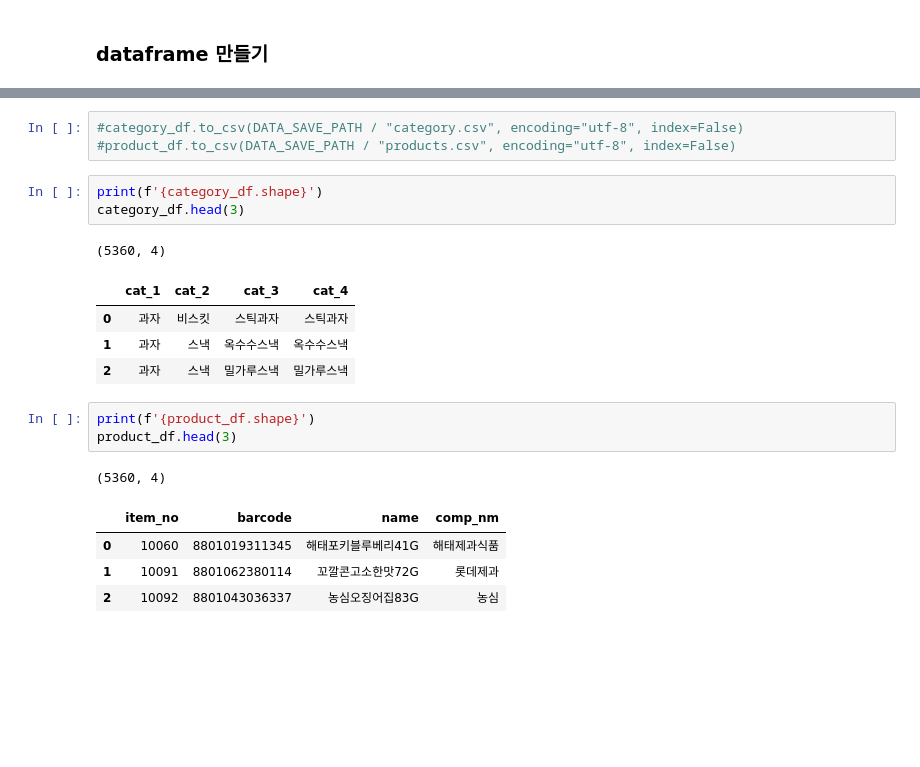
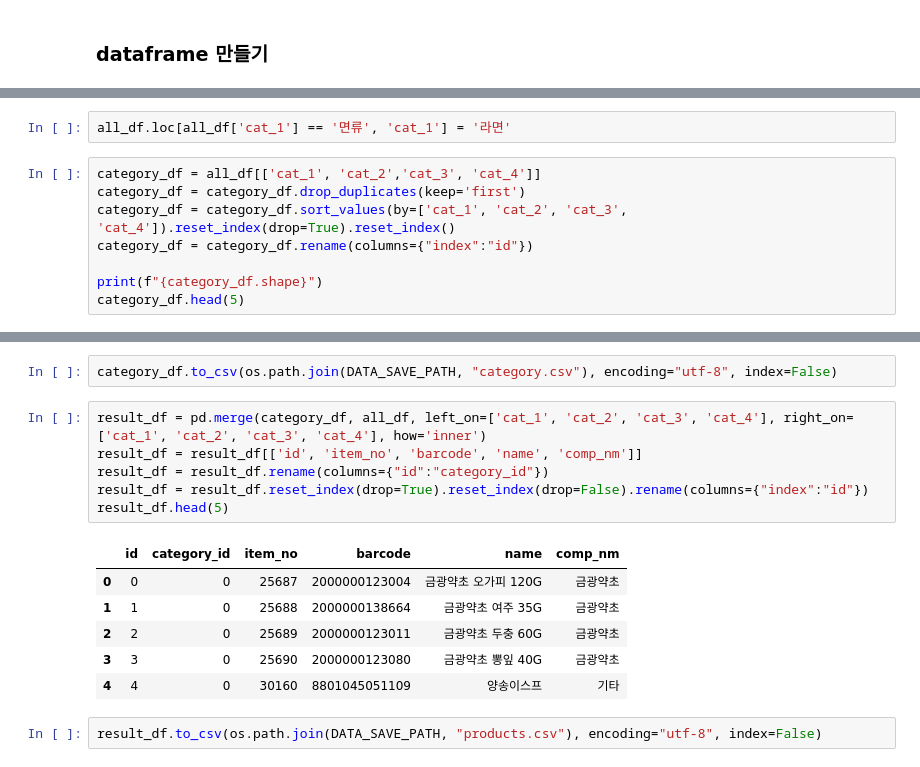
Before and after one commit to songahh/KOFOOS, a Jupyter notebook: data/product/product.ipynb, the cells around one changed output, grey strips where cells are left out. Saved outputs shown, nothing was run; the diff lists cells and outputs as text; blank space fills up the shorter version.

```diff
--- a/data/product/product.ipynb
+++ b/data/product/product.ipynb
@@ -117,0 +148,10 @@ display(category_df)
+# %%
+all_df.loc[all_df['cat_1'] == '면류', 'cat_1'] = '라면'
+# %%
+category_df = all_df[['cat_1', 'cat_2','cat_3', 'cat_4']]
+category_df = category_df.drop_duplicates(keep='first')
+category_df = category_df.sort_values(by=['cat_1', 'cat_2', 'cat_3', 'cat_4']).reset_index(drop=True).reset_index()
+category_df = category_df.rename(columns={"index":"id"})
+
+print(f"{category_df.shape}")
+category_df.head(5)
@@ -118,21 +166,17 @@ display(category_df)
 # %%
-#category_df.to_csv(DATA_SAVE_PATH / "category.csv", encoding="utf-8", index=False)
-#product_df.to_csv(DATA_SAVE_PATH / "products.csv", encoding="utf-8", index=False)
+category_df.to_csv(os.path.join(DATA_SAVE_PATH, "category.csv"), encoding="utf-8", index=False)
-# %%
-print(f'{category_df.shape}')
-category_df.head(3)
-# %% [output]
-(5360, 4)
-|  | cat_1 | cat_2 | cat_3 | cat_4 |
-| 0 | 과자 | 비스킷 | 스틱과자 | 스틱과자 |
-| 1 | 과자 | 스낵 | 옥수수스낵 | 옥수수스낵 |
-| 2 | 과자 | 스낵 | 밀가루스낵 | 밀가루스낵 |
-# %%
-print(f'{product_df.shape}')
-product_df.head(3)
-# %% [output]
-(5360, 4)
-|  | item_no | barcode | name | comp_nm |
-| 0 | 10060 | 8801019311345 | 해태포키블루베리41G | 해태제과식품 |
-| 1 | 10091 | 8801062380114 | 꼬깔콘고소한맛72G | 롯데제과 |
-| 2 | 10092 | 8801043036337 | 농심오징어집83G | 농심 |
+# %%
+result_df = pd.merge(category_df, all_df, left_on=['cat_1', 'cat_2', 'cat_3', 'cat_4'], right_on=['cat_1', 'cat_2', 'cat_3', 'cat_4'], how='inner')
+result_df = result_df[['id', 'item_no', 'barcode', 'name', 'comp_nm']]
+result_df = result_df.rename(columns={"id":"category_id"})
+result_df = result_df.reset_index(drop=True).reset_index(drop=False).rename(columns={"index":"id"})
+result_df.head(5)
+# %% [output]
+|  | id | category_id | item_no | barcode | name | comp_nm |
+| 0 | 0 | 0 | 25687 | 2000000123004 | 금광약초 오가피 120G | 금광약초 |
+| 1 | 1 | 0 | 25688 | 2000000138664 | 금광약초 여주 35G | 금광약초 |
+| 2 | 2 | 0 | 25689 | 2000000123011 | 금광약초 두충 60G | 금광약초 |
+| 3 | 3 | 0 | 25690 | 2000000123080 | 금광약초 뽕잎 40G | 금광약초 |
+| 4 | 4 | 0 | 30160 | 8801045051109 | 양송이스프 | 기타 |
+# %%
+result_df.to_csv(os.path.join(DATA_SAVE_PATH, "products.csv"), encoding="utf-8", index=False)
```
Also changed, not shown: parts of 13 cells of this notebook.
